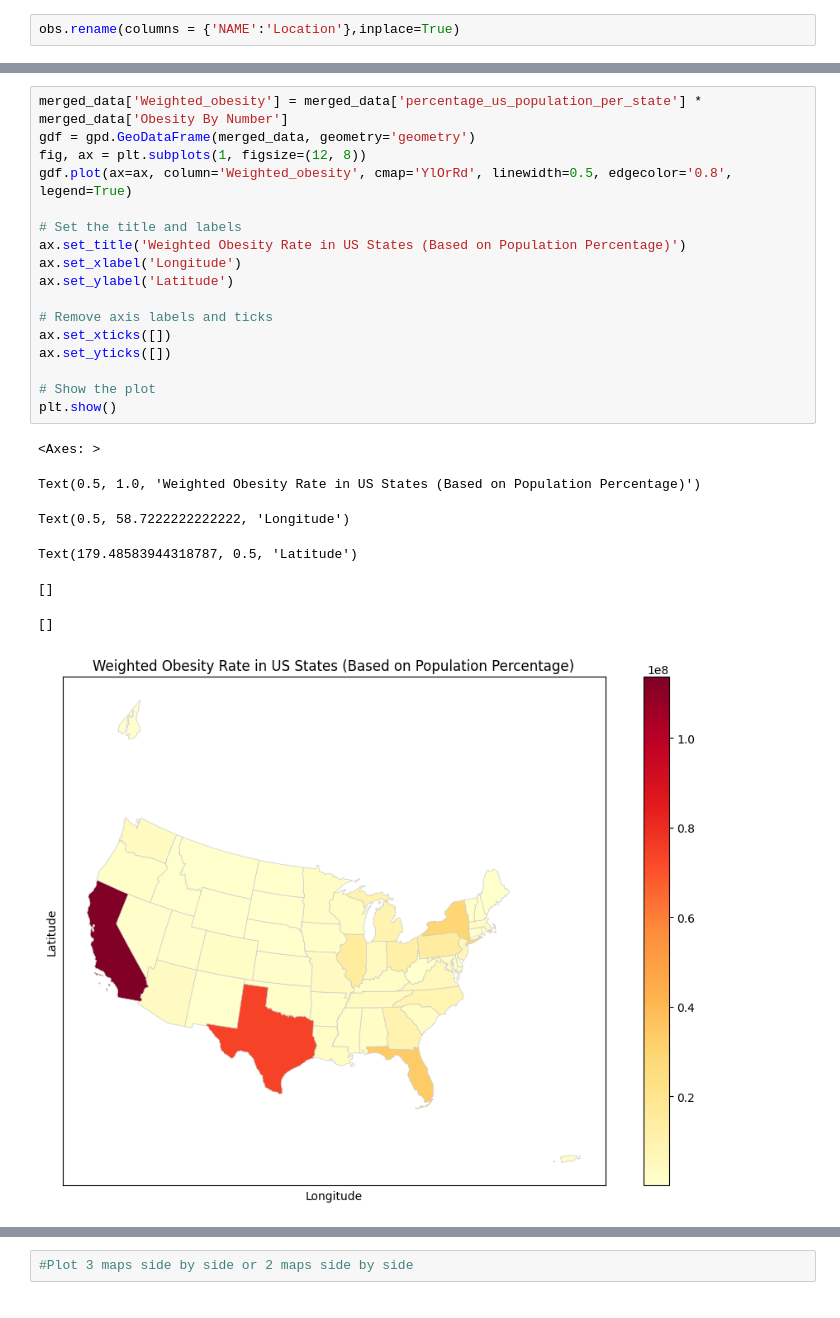
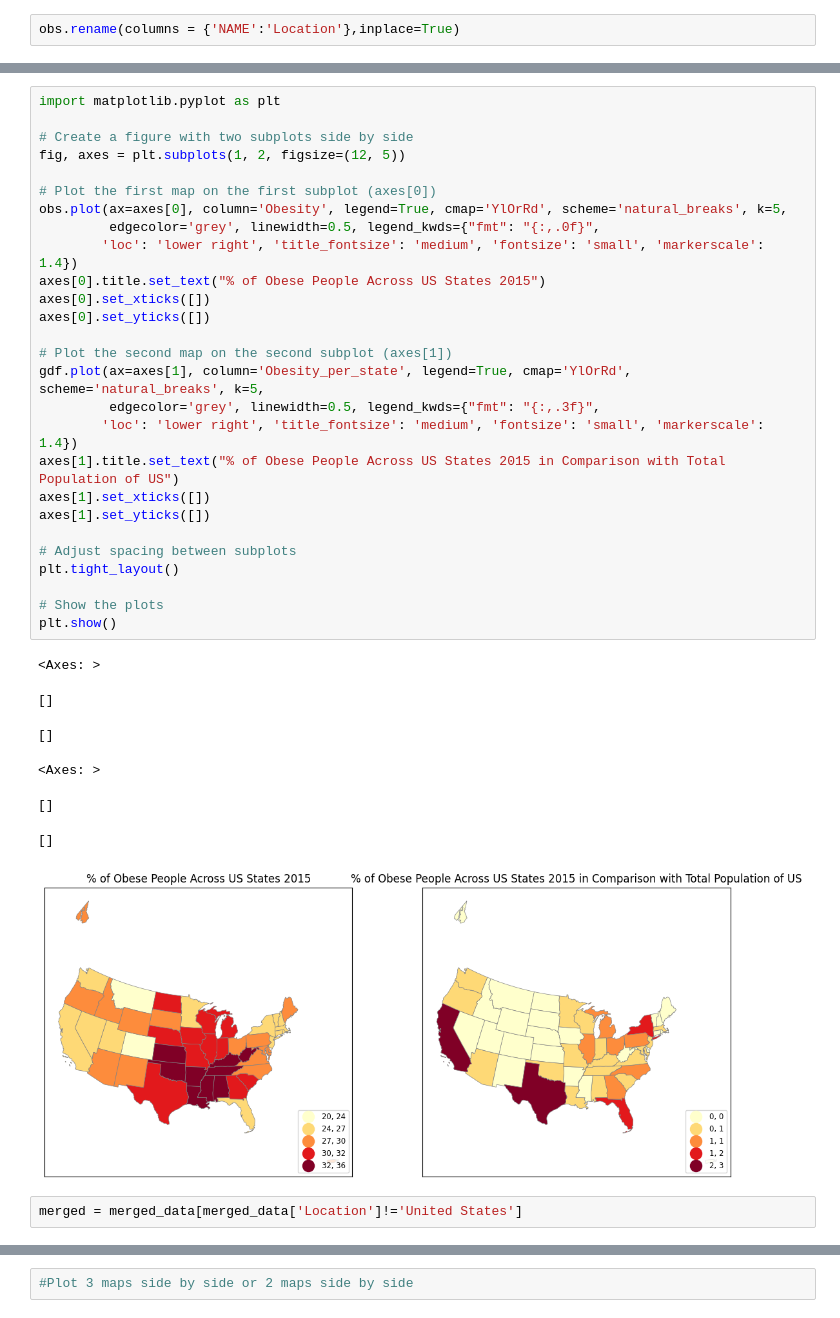
Before and after one commit to kpatwa153/gis, a Jupyter notebook: map.ipynb, the cells around one changed output, grey strips where cells are left out. Drawn from its saved outputs; the diff is of its cells as text.

```diff
--- a/map.ipynb
+++ b/map.ipynb
@@ -218,25 +229,37 @@ Text(0.5, 1.0, 'Percentage of Population Density Across US States 2015')
-# %%
-merged_data['Weighted_obesity'] = merged_data['percentage_us_population_per_state'] * merged_data['Obesity By Number']
-gdf = gpd.GeoDataFrame(merged_data, geometry='geometry')
-fig, ax = plt.subplots(1, figsize=(12, 8))
-gdf.plot(ax=ax, column='Weighted_obesity', cmap='YlOrRd', linewidth=0.5, edgecolor='0.8', legend=True)
-
-# Set the title and labels
-ax.set_title('Weighted Obesity Rate in US States (Based on Population Percentage)')
-ax.set_xlabel('Longitude')
-ax.set_ylabel('Latitude')
-
-# Remove axis labels and ticks
-ax.set_xticks([])
-ax.set_yticks([])
-
-# Show the plot
-plt.show()
-# %% [output]
-<Axes: >
-Text(0.5, 1.0, 'Weighted Obesity Rate in US States (Based on Population Percentage)')
-Text(0.5, 58.7222222222222, 'Longitude')
-Text(179.48583944318787, 0.5, 'Latitude')
-[]
-[]
-[figure, removed]
+# %%
+import matplotlib.pyplot as plt
+
+# Create a figure with two subplots side by side
+fig, axes = plt.subplots(1, 2, figsize=(12, 5))
+
+# Plot the first map on the first subplot (axes[0])
+obs.plot(ax=axes[0], column='Obesity', legend=True, cmap='YlOrRd', scheme='natural_breaks', k=5,
+         edgecolor='grey', linewidth=0.5, legend_kwds={"fmt": "{:,.0f}",
+        'loc': 'lower right', 'title_fontsize': 'medium', 'fontsize': 'small', 'markerscale': 1.4})
+axes[0].title.set_text("% of Obese People Across US States 2015")
+axes[0].set_xticks([])
+axes[0].set_yticks([])
+
+# Plot the second map on the second subplot (axes[1])
+gdf.plot(ax=axes[1], column='Obesity_per_state', legend=True, cmap='YlOrRd', scheme='natural_breaks', k=5,
+         edgecolor='grey', linewidth=0.5, legend_kwds={"fmt": "{:,.3f}",
+        'loc': 'lower right', 'title_fontsize': 'medium', 'fontsize': 'small', 'markerscale': 1.4})
+axes[1].title.set_text("% of Obese People Across US States 2015 in Comparison with Total Population of US")
+axes[1].set_xticks([])
+axes[1].set_yticks([])
+
+# Adjust spacing between subplots
+plt.tight_layout()
+
+# Show the plots
+plt.show()
+# %% [output]
+<Axes: >
+[]
+[]
+<Axes: >
+[]
+[]
+[figure, added]
+# %%
+merged = merged_data[merged_data['Location']!='United States']
```
Also changed, not shown: parts of 13 cells of this notebook.
